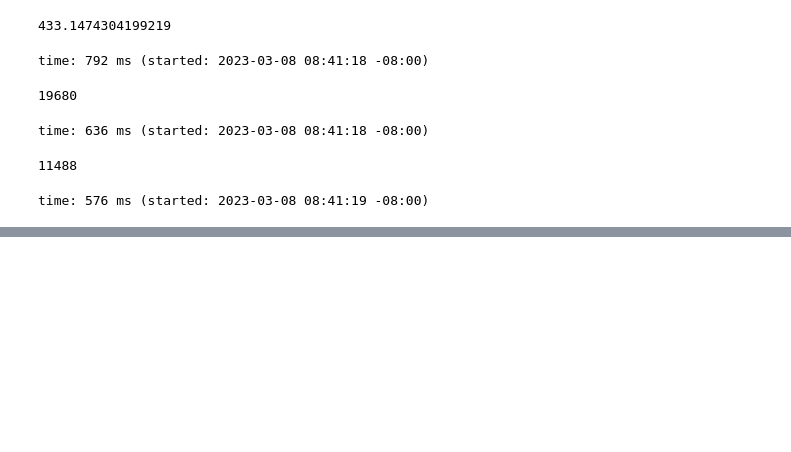
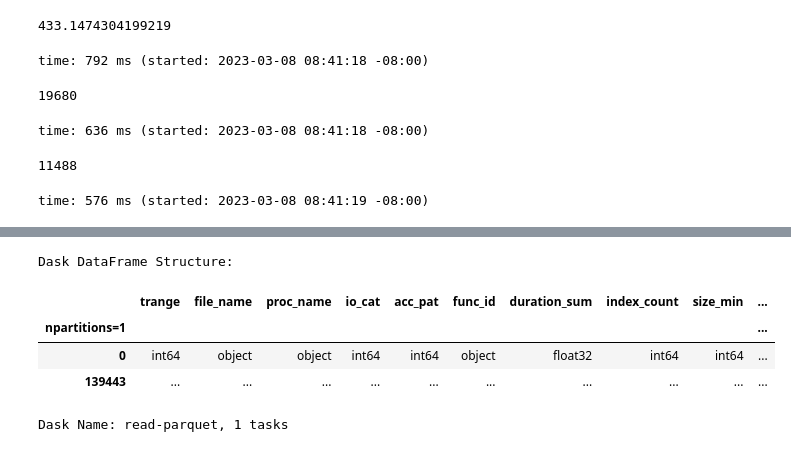
Before and after one commit to izzet/wisio, a Jupyter notebook: notebooks/playground-montage-pegasus.ipynb, the cells around one changed output, grey strips where cells are left out. Cells and saved outputs as stored; diff of their text form; code cells hidden in the pictures; blank space fills up the shorter version.

```diff
--- a/notebooks/playground-montage-pegasus.ipynb
+++ b/notebooks/playground-montage-pegasus.ipynb
@@ -202,0 +271,10 @@ time: 3.58 ms (started: 2023-03-08 08:41:37 -08:00)
+# %%
+main_view = dd.read_parquet(f"{log_dir}/cached/main_view/*.parquet")
+main_view
+# %% [output]
+Dask DataFrame Structure:
+|  | trange | file_name | proc_name | io_cat | acc_pat | func_id | duration_sum | index_count | size_min | ... |
+| npartitions=1 |  |  |  |  |  |  |  |  |  | ... |
+| 0 | int64 | object | object | int64 | int64 | object | float32 | int64 | int64 | ... |
+| 139443 | ... | ... | ... | ... | ... | ... | ... | ... | ... | ... |
+Dask Name: read-parquet, 1 tasks
```
Also changed, not shown: parts of 47 cells of this notebook, 6 other files.
